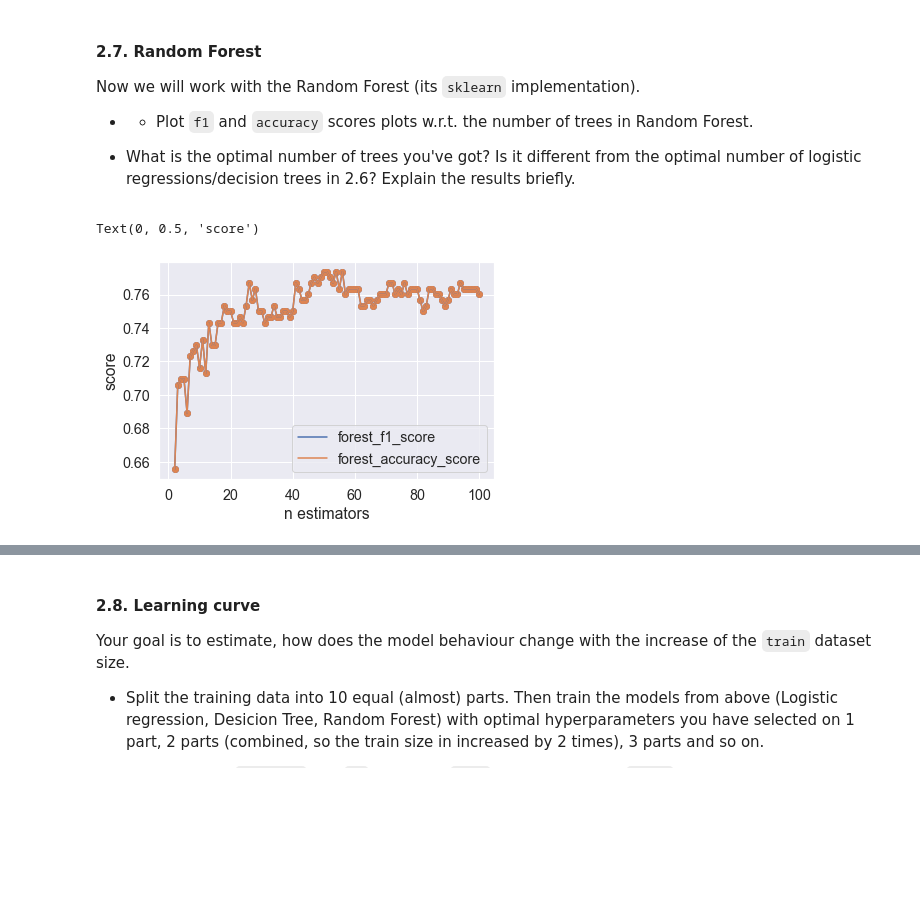
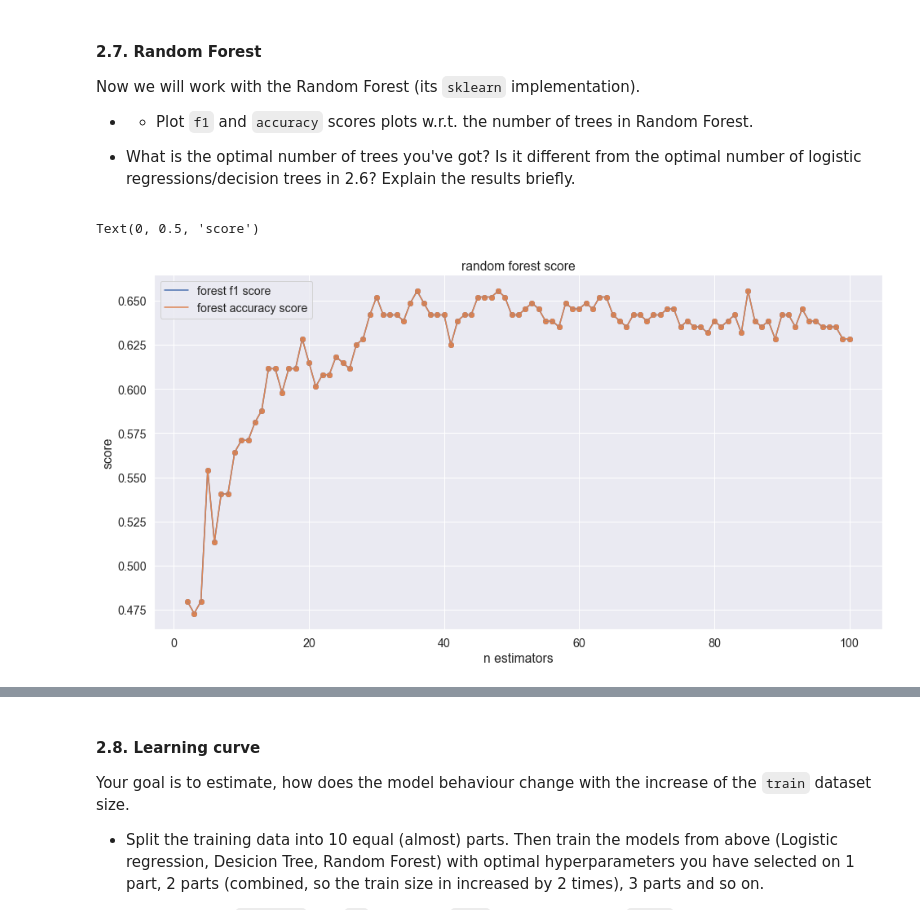
Before and after one commit to pavel-collab/ml-course-home-tasks, a Jupyter notebook: homeworks/lab01_ml_pipeline/lab01_part2_ml_pipeline.ipynb, the cells around one changed output, grey strips where cells are left out. Cells and saved outputs as stored; diff of their text form; code cells hidden in the pictures; blank space fills up the shorter version.

```diff
--- a/homeworks/lab01_ml_pipeline/lab01_part2_ml_pipeline.ipynb
+++ b/homeworks/lab01_ml_pipeline/lab01_part2_ml_pipeline.ipynb
@@ -523,24 +520,13 @@ def train_model(model, param):
 # %%
 from sklearn.tree import DecisionTreeClassifier
 
+# Find best tree depth with cross-validation
 tree_depth = np.arange(1, 15, 1)
 cros_val_scores = []
 for depth in tree_depth:
-    clf = DecisionTreeClassifier(max_depth=depth,
-                                 random_state=0)
+    clf = DecisionTreeClassifier(max_depth=depth, random_state=0)
     scores = cross_val_score(clf, X_train_pca, y_train, cv=10, scoring='accuracy')
     cros_val_scores.append(scores.mean())
 
-print(cros_val_scores)
-print(f"The max cross validation score is {np.max(cros_val_scores)} with the optimal depth is {np.argmax(cros_val_scores) + 1}")
-
-clf = DecisionTreeClassifier(max_depth=np.argmax(cros_val_scores) + 1,
-                            random_state=0)
-clf.fit(X_train_pca, y_train)
-prediction = clf.predict(X_test_pca)
-
-desision_tree_accuracy_score = accuracy_score(y_test, prediction)
-desision_tree_f1_score = f1_score(y_test, prediction, average='micro')
-print(f"accuracy score (in %) is {desision_tree_accuracy_score*100}")
-print(f"f1 score (in %) is {desision_tree_f1_score*100}")
+print(f"The max cross validation score is {np.max(cros_val_scores)} with the optimal depth is {tree_depth[np.argmax(cros_val_scores)]}")
 # %% [output]
@@ -550,0 +534,10 @@ f1 score (in %) is 51.35135135135135
+# %%
+# Build the decision tree with best max_depth and chack out f1 and accuracy
+clf = DecisionTreeClassifier(max_depth=tree_depth[np.argmax(cros_val_scores)], random_state=0)
+clf.fit(X_train_pca, y_train)
+prediction = clf.predict(X_test_pca)
+
+desision_tree_accuracy_score = accuracy_score(y_test, prediction)
+desision_tree_f1_score = f1_score(y_test, prediction, average='micro')
+print(f"accuracy score is {desision_tree_accuracy_score}")
+print(f"f1 score is {desision_tree_f1_score}")
@@ -633,31 +644,34 @@ Now we will work with the Random Forest (its `sklearn` implementation).
 # %%
 from sklearn.ensemble import RandomForestClassifier
 
-# YOUR CODE HERE
+# Variate RandomForestClassifier with different amount of estimators and plot f1 and accuracy w.r.t. the size of esemble
 N_estimators = np.arange(2, 100+1)
 
-#* firstly do bagging with DesisionTreeClassifier
 forest_f1_score = []
 forest_accuracy_score = []
 for n in N_estimators:
-    clf = RandomForestClassifier(max_depth=15, n_estimators=n, random_state=0)
-    clf.fit(X_train, y_train)
-    prediction = clf.predict(X_test)
+    clf = RandomForestClassifier(n_estimators=n, random_state=0)
+    clf.fit(X_train_pca, y_train)
+    prediction = clf.predict(X_test_pca)
+
     ensemble_tree_accuracy_score = accuracy_score(y_test, prediction)
     ensemble_tree_f1_score = f1_score(y_test, prediction, average='micro')
 
     forest_f1_score.append(ensemble_tree_f1_score)
     forest_accuracy_score.append(ensemble_tree_accuracy_score)
 
+fig, _ = plt.subplots(figsize=[16, 8])
+
 plt.scatter(N_estimators, forest_f1_score)
-plt.plot(N_estimators, forest_f1_score, label='forest_f1_score')
+plt.plot(N_estimators, forest_f1_score, label='forest f1 score')
 
 plt.scatter(N_estimators, forest_accuracy_score)
-plt.plot(N_estimators, forest_accuracy_score, label='forest_accuracy_score')
+plt.plot(N_estimators, forest_accuracy_score, label='forest accuracy score')
 
 plt.legend()
+plt.title('random forest score')
 plt.xlabel('n estimators')
 plt.ylabel('score')
 # %% [output]
 Text(0, 0.5, 'score')
-[figure, old version]
+[figure, new version]
```
Also changed, not shown: parts of 45 cells of this notebook, 1 other file.
